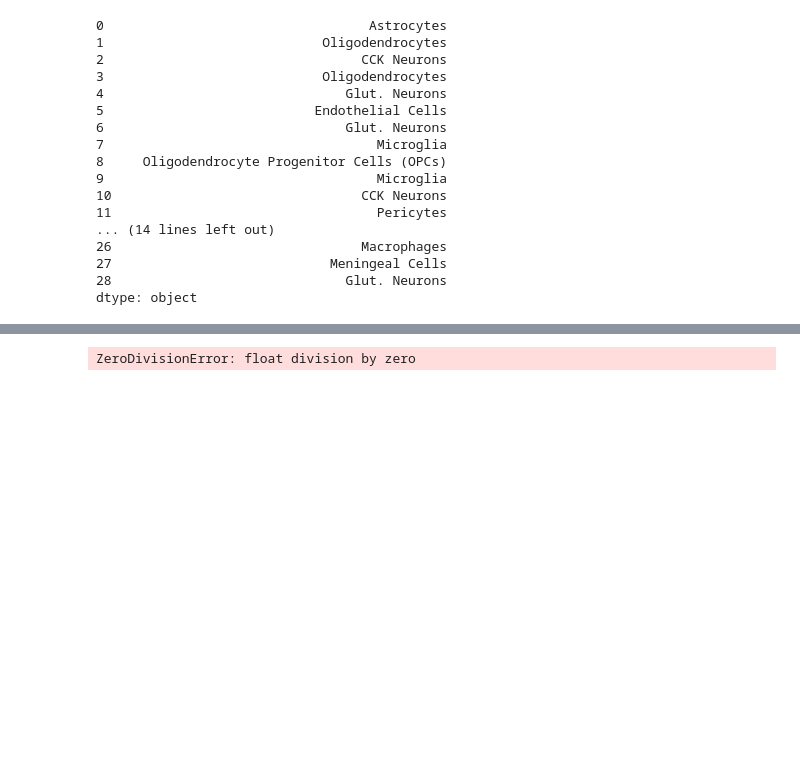
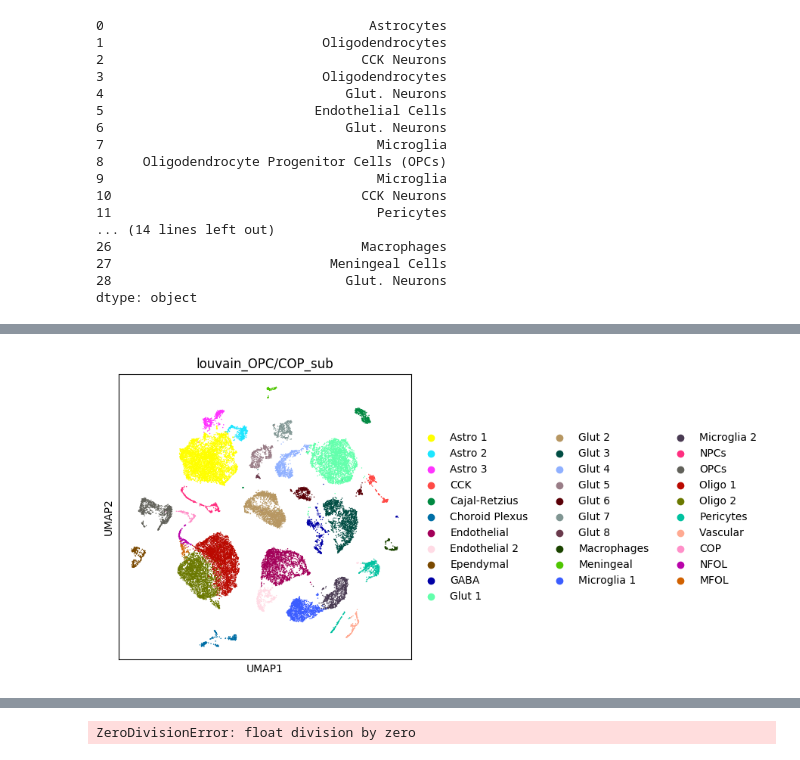
Before and after one commit to theislab/ELS_analysis, a Jupyter notebook: notebooks/LouvainAnnotation.ipynb, the cells around one changed output, grey strips where cells are left out. Cells and saved outputs as stored; diff of their text form; code cells hidden in the pictures; blank space fills up the shorter version.

```diff
--- a/notebooks/LouvainAnnotation.ipynb
+++ b/notebooks/LouvainAnnotation.ipynb
@@ -128,0 +158,26 @@ adata.rename_categories('louvain', ['Astro 1', 'Oligo 1', 'CCK 1', 'Oligo 2', 'G
+# %%
+tmp = adata.obs['louvain_OPC/COP_sub'].cat.categories
+
+dict_cat = {
+    'OPC/COP,4': 'COP',
+    'OPC/COP,3': 'COP',
+    'OPC/COP,2': 'NFOL',
+    'OPC/COP,1': 'NFOL',
+    'OPC/COP,0': 'MFOL'
+}
+
+adata.obs['louvain_OPC/COP_sub'] = adata.obs['louvain_OPC/COP_sub'].cat.add_categories(['tmp', 'COP', 'NFOL', 'MFOL'])
+adata.obs['louvain_OPC/COP_sub'][adata.obs['louvain_OPC/COP_sub'].isin(['OPC/COP,4', 'OPC/COP,3'])] = 'tmp'
+adata.obs['louvain_OPC/COP_sub'][adata.obs['louvain_OPC/COP_sub'].isin(['tmp'])] = 'COP'
+
+adata.obs['louvain_OPC/COP_sub'][adata.obs['louvain_OPC/COP_sub'].isin(['OPC/COP,2', 'OPC/COP,1'])] = 'tmp'
+adata.obs['louvain_OPC/COP_sub'][adata.obs['louvain_OPC/COP_sub'].isin(['tmp'])] = 'NFOL'
+
+adata.obs['louvain_OPC/COP_sub'][adata.obs['louvain_OPC/COP_sub'].isin(['OPC/COP,0'])] = 'tmp'
+adata.obs['louvain_OPC/COP_sub'][adata.obs['louvain_OPC/COP_sub'].isin(['tmp'])] = 'MFOL'
+
+adata.obs['louvain_OPC/COP_sub'] = adata.obs['louvain_OPC/COP_sub'].cat.remove_unused_categories()
+# %%
+sc.pl.umap(adata, color='louvain_OPC/COP_sub')
+# %% [output]
+[figure, added]
```
Also changed, not shown: parts of 25 cells of this notebook.
